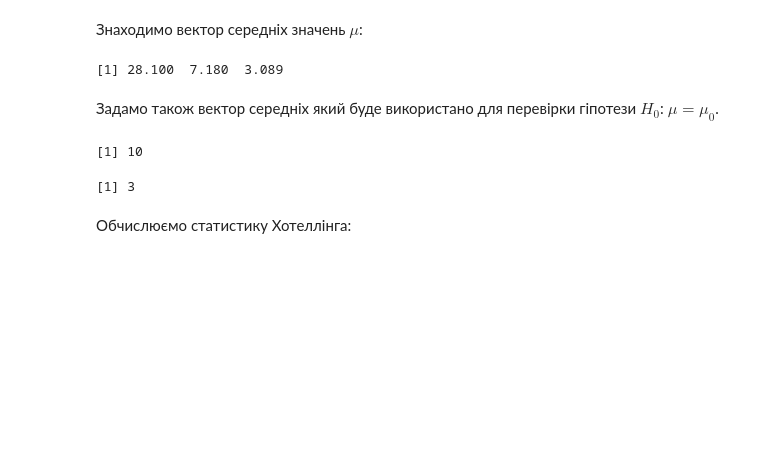
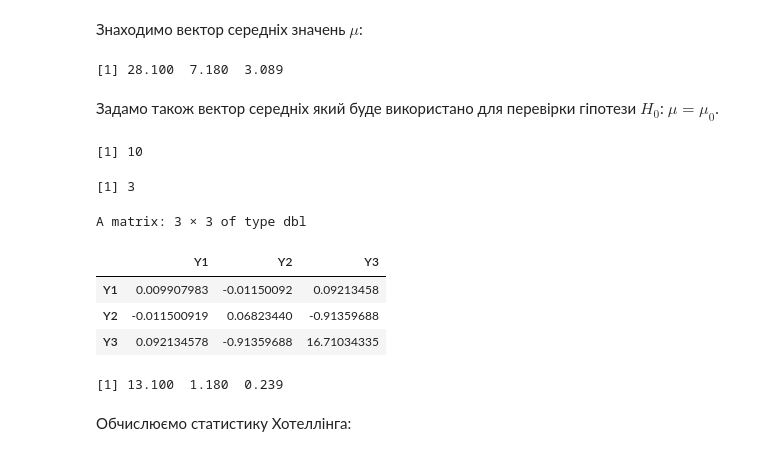
Before and after one commit to VicKnopova/MultidimStat---R, a Jupyter notebook: Pract2- mean-test-R.ipynb, the cells around one changed output. Cells and saved outputs as stored; diff of their text form; code cells hidden in the pictures; blank space fills up the shorter version.

```diff
--- a/Pract2- mean-test-R.ipynb
+++ b/Pract2- mean-test-R.ipynb
@@ -192,6 +251,18 @@ p
 # %% [output]
 [1] 10
 [1] 3
+# %%
+solve(cov(M))
+# %% [output]
+A matrix: 3 × 3 of type dbl
+|  | Y1 | Y2 | Y3 |
+| Y1 | 0.009907983 | -0.01150092 | 0.09213458 |
+| Y2 | -0.011500919 | 0.06823440 | -0.91359688 |
+| Y3 | 0.092134578 | -0.91359688 | 16.71034335 |
+# %%
+ybar-mu0h0
+# %% [output]
+[1] 13.100  1.180  0.239
 # %% [markdown]
 Обчислюємо статистику Хотеллінга:
 # %%
```
Also changed, not shown: parts of 13 cells of this notebook.
